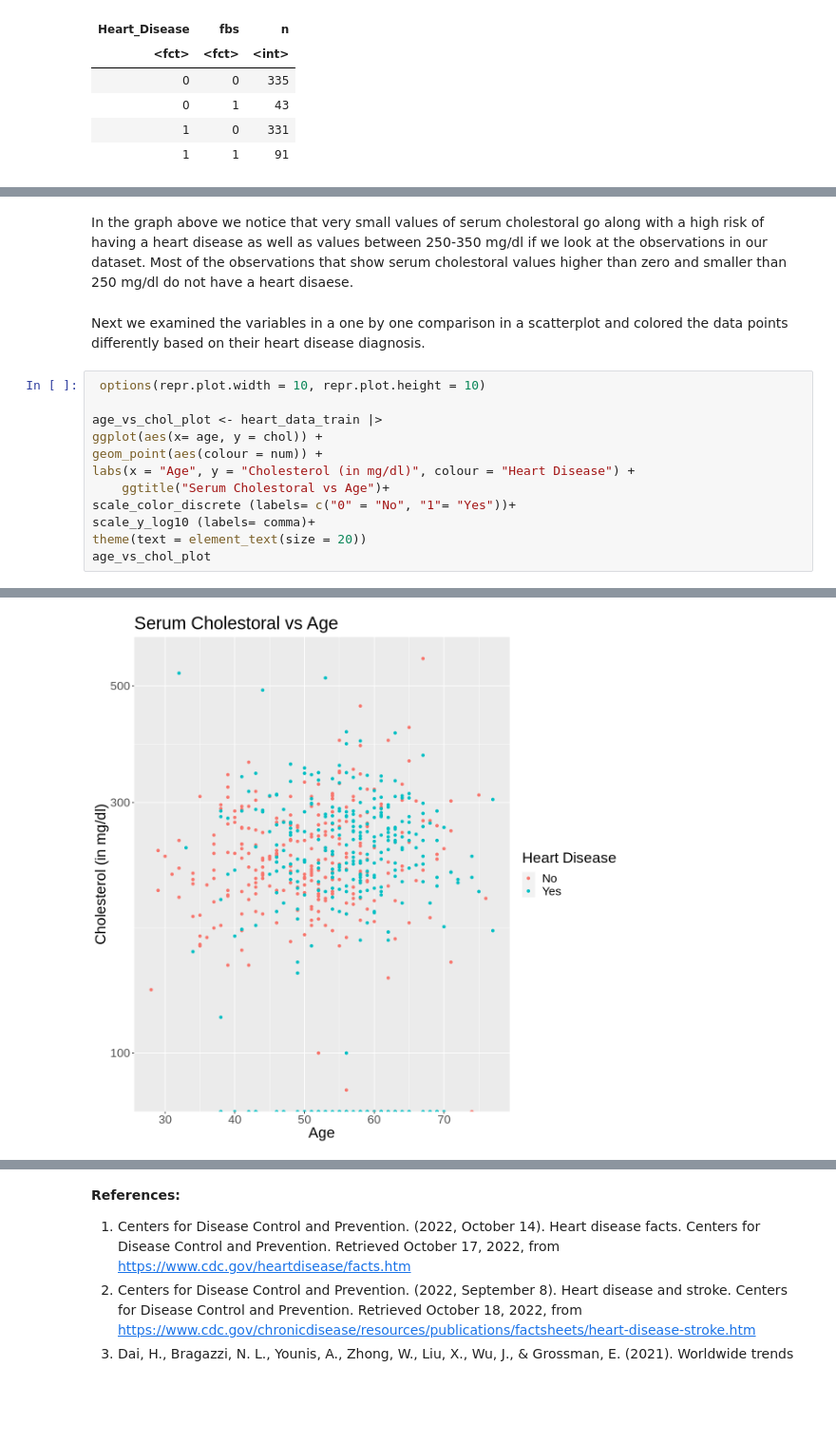
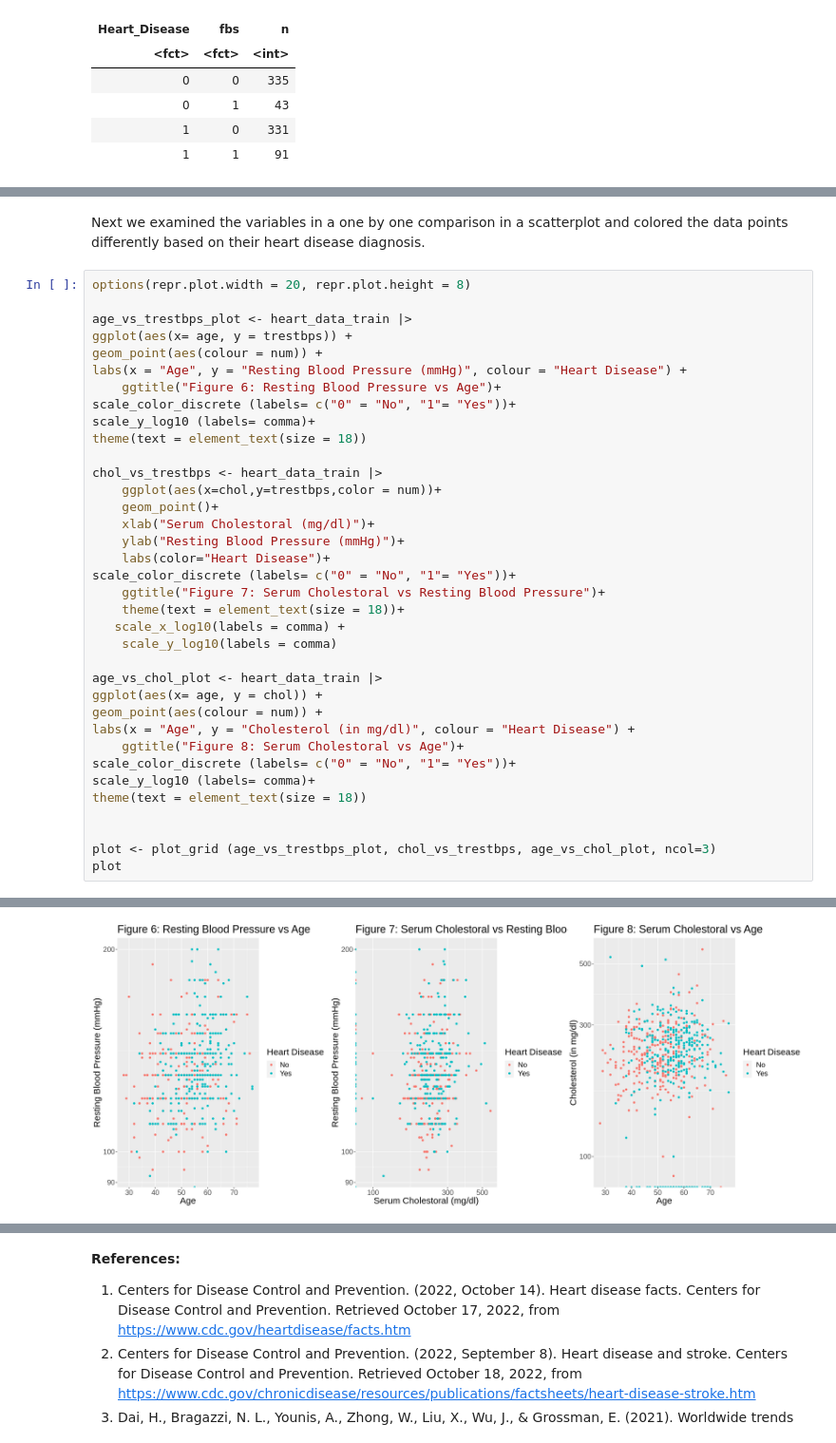
Before and after one commit to rebeccawuu/toy_ds_project, a Jupyter notebook: dsci_100_proposal.ipynb, the cells around one changed output, grey strips where cells are left out. Shown at 95% size. Drawn from its saved outputs; the diff is of its cells as text; blank space fills up the shorter version.

```diff
--- a/dsci_100_proposal.ipynb
+++ b/dsci_100_proposal.ipynb
@@ -274,20 +287,41 @@ chol_distribution
-# %% [markdown]
-In the graph above we notice that very small values of serum cholestoral go along with a high risk of having a heart disease as well as values between 250-350 mg/dl if we look at the observations in our dataset.
-Most of the observations that show serum cholestoral values higher than zero and smaller than 250 mg/dl do not have a heart disaese.
 # %% [markdown]
 Next we examined the variables in a one by one comparison in a scatterplot and colored the data points differently based on their heart disease diagnosis.
 # %%
- options(repr.plot.width = 10, repr.plot.height = 10)
+options(repr.plot.width = 20, repr.plot.height = 8)
+
+age_vs_trestbps_plot <- heart_data_train |>
+ggplot(aes(x= age, y = trestbps)) +
+geom_point(aes(colour = num)) +
+labs(x = "Age", y = "Resting Blood Pressure (mmHg)", colour = "Heart Disease") +
+    ggtitle("Figure 6: Resting Blood Pressure vs Age")+
+scale_color_discrete (labels= c("0" = "No", "1"= "Yes"))+
+scale_y_log10 (labels= comma)+
+theme(text = element_text(size = 18))
+
+chol_vs_trestbps <- heart_data_train |>
+    ggplot(aes(x=chol,y=trestbps,color = num))+
+    geom_point()+
+    xlab("Serum Cholestoral (mg/dl)")+
+    ylab("Resting Blood Pressure (mmHg)")+
+    labs(color="Heart Disease")+
+scale_color_discrete (labels= c("0" = "No", "1"= "Yes"))+
+    ggtitle("Figure 7: Serum Cholestoral vs Resting Blood Pressure")+
+    theme(text = element_text(size = 18))+
+   scale_x_log10(labels = comma) +
+    scale_y_log10(labels = comma)
 
 age_vs_chol_plot <- heart_data_train |>
 ggplot(aes(x= age, y = chol)) +
 geom_point(aes(colour = num)) +
 labs(x = "Age", y = "Cholesterol (in mg/dl)", colour = "Heart Disease") +
-    ggtitle("Serum Cholestoral vs Age")+
+    ggtitle("Figure 8: Serum Cholestoral vs Age")+
 scale_color_discrete (labels= c("0" = "No", "1"= "Yes"))+
 scale_y_log10 (labels= comma)+
-theme(text = element_text(size = 20))
-age_vs_chol_plot
+theme(text = element_text(size = 18))
+
+
+plot <- plot_grid (age_vs_trestbps_plot, chol_vs_trestbps, age_vs_chol_plot, ncol=3)
+plot
 # %% [output]
 Warning message:
 “Transformation introduced infinite values in continuous y-axis”
@@ -294,2 +338,2 @@ Warning message:
-[figure, old version]
+[figure, new version]
 # %% [markdown]
```
Also changed, not shown: parts of 21 cells of this notebook.
